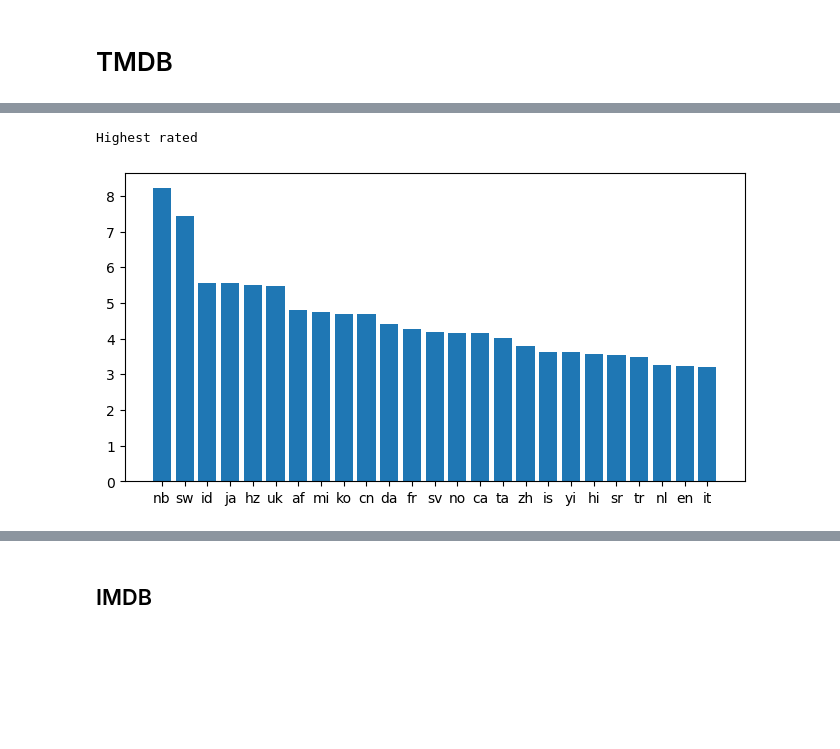
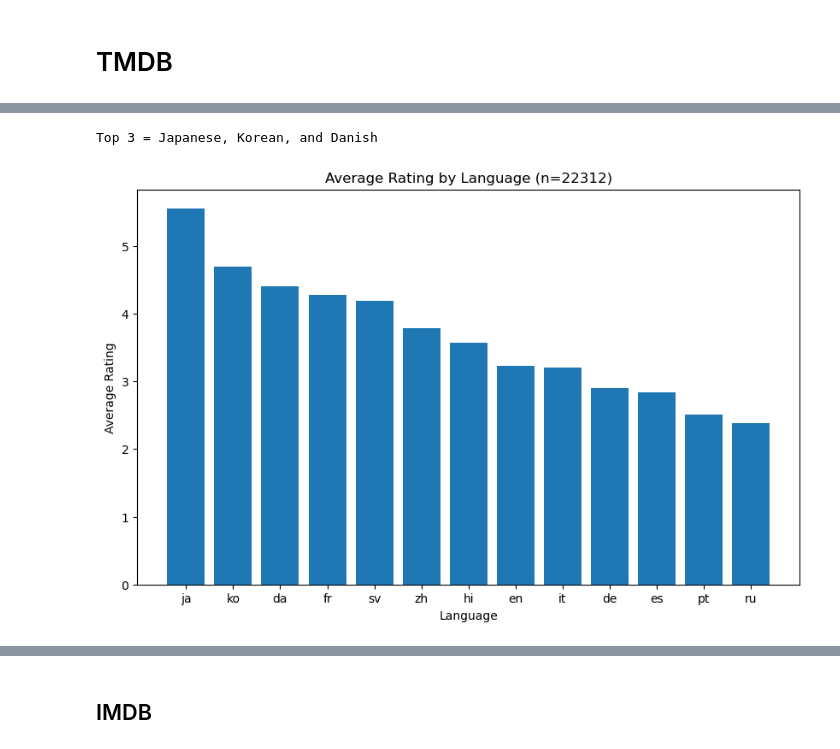
Before and after one commit to Gfatouras/Movie-Database-Analysis, a Jupyter notebook: student.ipynb, the cells around one changed output, grey strips where cells are left out. Saved outputs shown, nothing was run; the diff lists cells and outputs as text; code cells hidden in the pictures; blank space fills up the shorter version.

```diff
--- a/student.ipynb
+++ b/student.ipynb
@@ -912,11 +927,21 @@ net_gain_by_dayof
 # %%
 # Average rating by language shows and movies
 tmdb_pop_lang = tmdb_df[['popularity',"original_language"]]
+
+# Only keep ratings if the language appears more than 50 times
+language_counts = tmdb_pop_lang['original_language'].value_counts()
+filtered_languages = language_counts[language_counts > 50].index
+tmdb_pop_lang = tmdb_pop_lang[tmdb_pop_lang['original_language'].isin(filtered_languages)]
+
+n_count = len(tmdb_pop_lang)
 tmdb_pop_lang = tmdb_pop_lang.groupby(['original_language'])['popularity'].mean().reset_index()
 tmdb_pop_lang = tmdb_pop_lang.sort_values(by= 'popularity', ascending= False)
-plt.figure(figsize=(8,4))
-plt.bar(tmdb_pop_lang['original_language'][:25],tmdb_pop_lang['popularity'][:25] )
-print("Highest rated ")
+plt.figure(figsize=(10,6))
+plt.title("Average Rating by Language"+" (n="+str(n_count)+")")
+plt.xlabel('Language')
+plt.ylabel('Average Rating')
+plt.bar(tmdb_pop_lang['original_language'],tmdb_pop_lang['popularity'])
+print("Top 3 = Japanese, Korean, and Danish")
 # %% [output]
-Highest rated
+Top 3 = Japanese, Korean, and Danish
-[figure, old version]
+[figure, new version]
```
Also changed, not shown: parts of 52 cells of this notebook, 1 other file.
